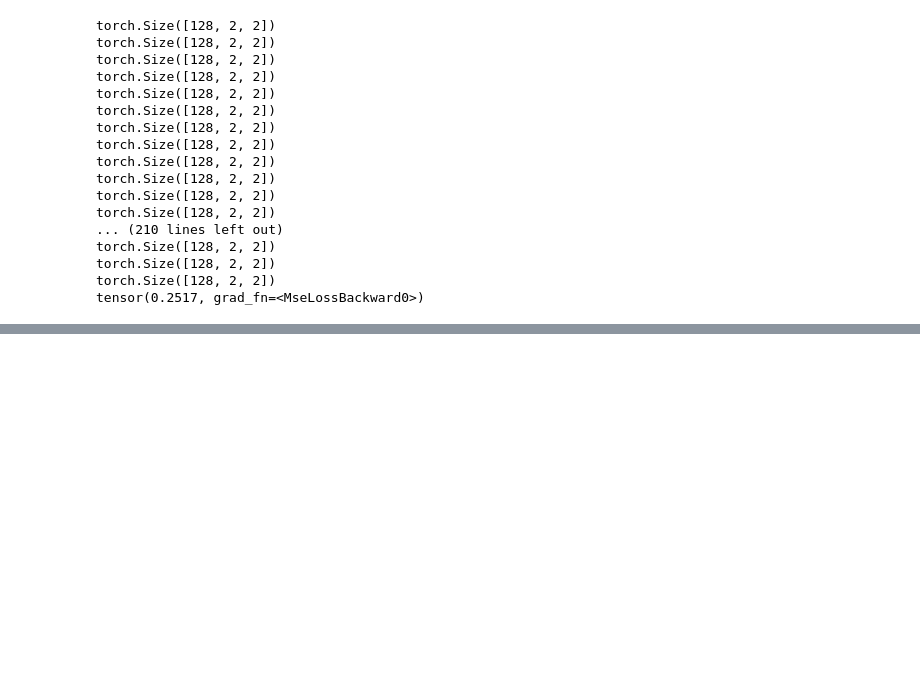
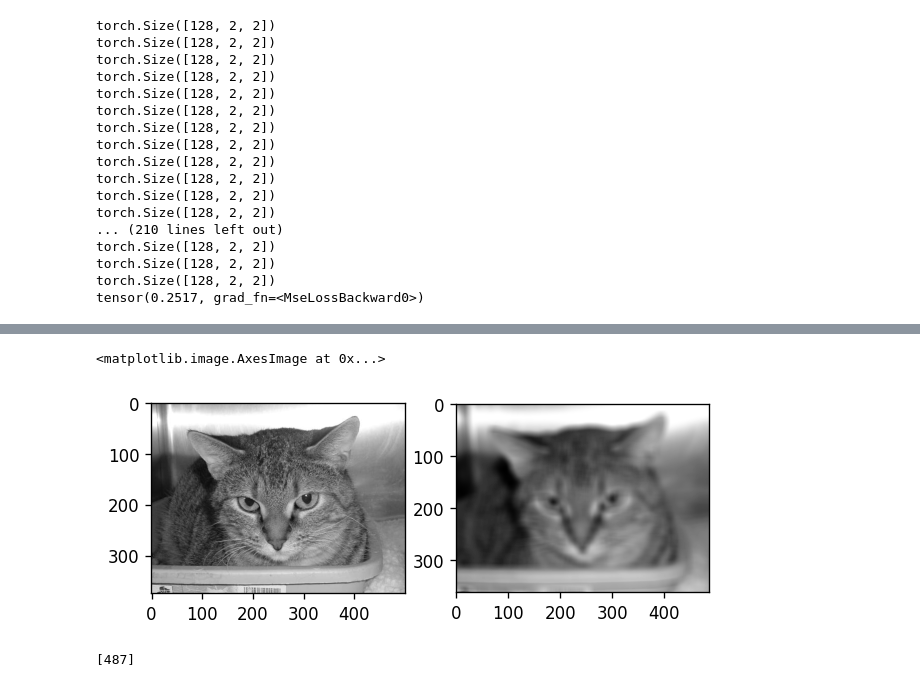
Before and after one commit to Oreolorun/NeuralNetsPractice, a Jupyter notebook: Convolutional_Neural_Nets.ipynb, the cells around one changed output, grey strips where cells are left out. Drawn from its saved outputs; the diff is of its cells as text; code cells hidden in the pictures; blank space fills up the shorter version.

```diff
--- a/Convolutional_Neural_Nets.ipynb
+++ b/Convolutional_Neural_Nets.ipynb
@@ -194,0 +220,26 @@ with torch.np_grad():
+# %%
+kernel = 0.1*(np.ones((15,15)))
+blur = []
+for i in tqdm(range(sample.shape[0])):
+  for j in range(sample.shape[1]):
+    try:
+      blur.append((sample[i:(i+15), j:(j+15)] * kernel).sum())
+    except ValueError:
+      pass
+# %%
+blur = np.array(blur).reshape((-1, 487))
+figure, axes = plt.subplots(1,2, dpi=120)
+axes[0].imshow(sample, cmap='gray')
+axes[1].imshow(blur, cmap='gray')
+# %% [output]
+<matplotlib.image.AxesImage at 0x...>
+[figure, added]
+# %%
+eggs = []
+for num in range(400, 501):
+  if len(blur) % num == 0:
+    eggs.append(num)
+
+eggs
+# %% [output]
+[487]
```
Also changed, not shown: parts of 7 cells of this notebook.
